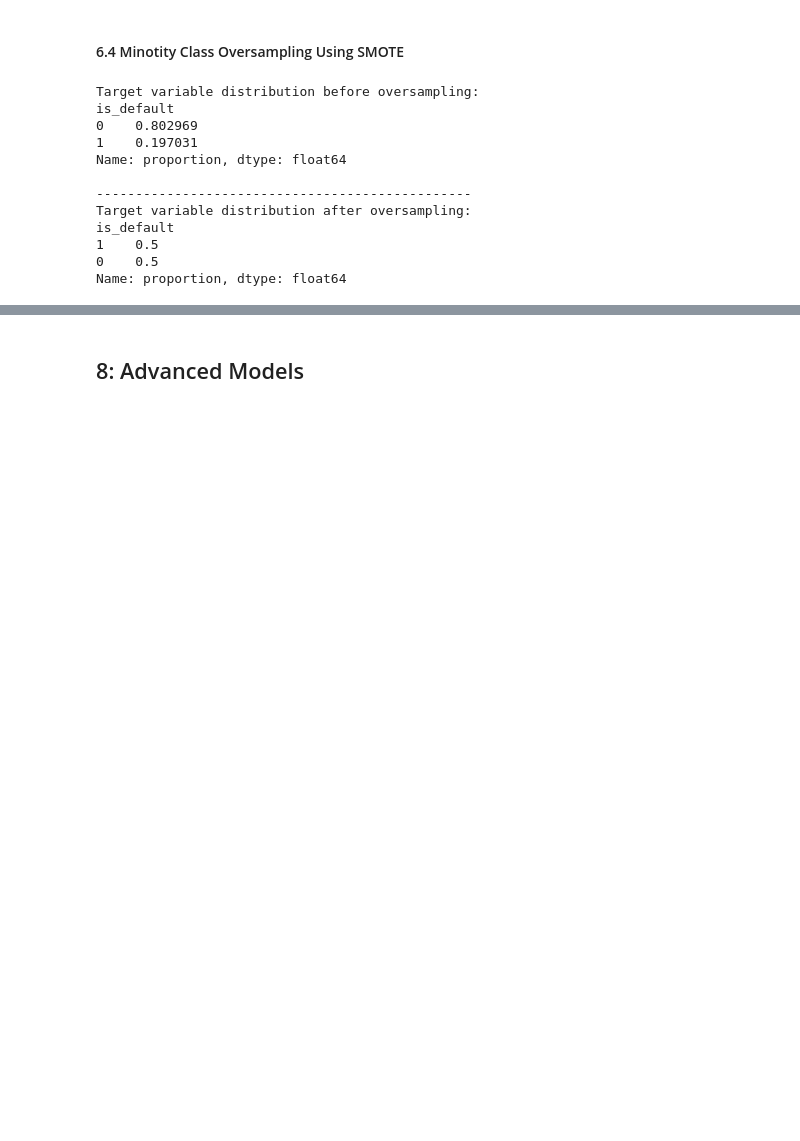
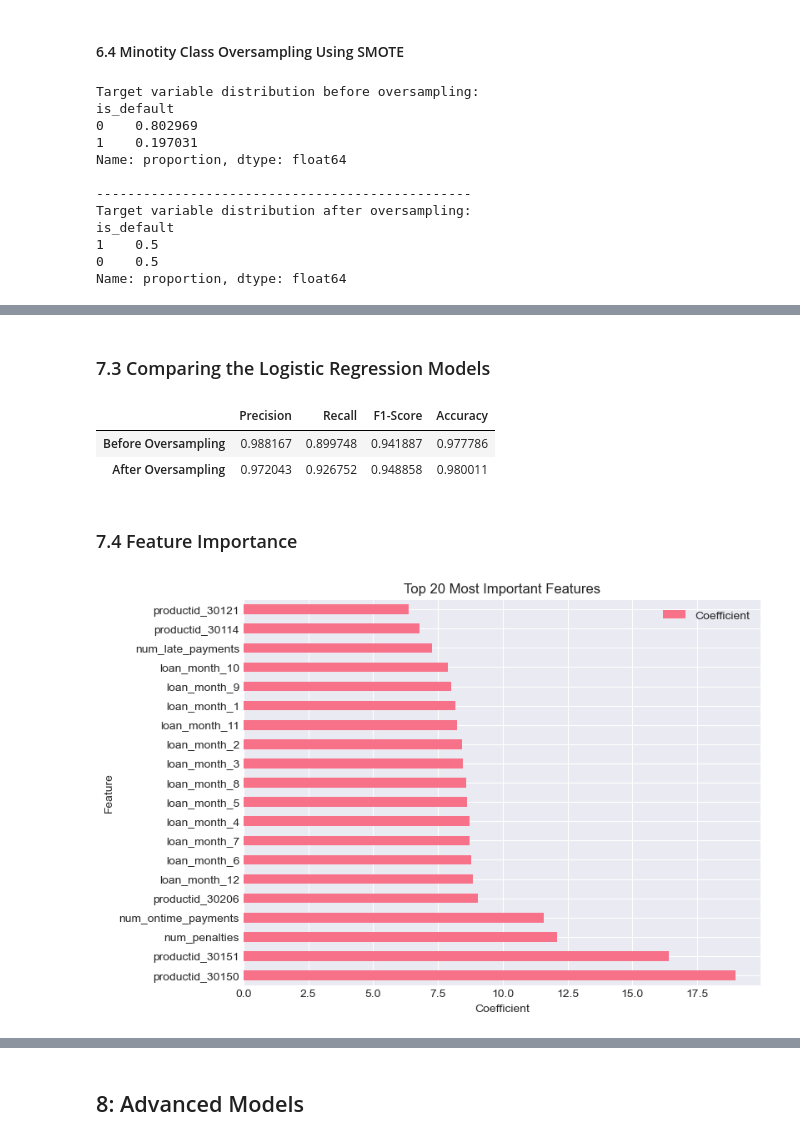
Before and after one commit to mnenedavid/Loan-Default-Risk-Detection, a Jupyter notebook: notebook.ipynb, the cells around one changed output, grey strips where cells are left out. Drawn from its saved outputs; the diff is of its cells as text; code cells hidden in the pictures; blank space fills up the shorter version.

Commit message:
Baseline Model

```diff
--- a/notebook.ipynb
+++ b/notebook.ipynb
@@ -1708,0 +1733,7 @@ Name: proportion, dtype: float64
+# %%
+lr_clf2 = LogisticRegression(random_state=15)
+
+lr_clf2.fit(X_train_final, y_train_final)
+
+bl2_train_pred = lr_clf2.predict(X_train_final)
+bl2_test_pred = lr_clf2.predict(X_test_final)
@@ -1708,0 +1753,31 @@ Name: proportion, dtype: float64
+# %% [markdown]
+### 7.3 Comparing the Logistic Regression Models
+# %%
+# Comparing the performance logistic regression models n the test data
+lr_comp = {"Precision": [precision_score(y_test, bl_test_pred), precision_score(y_test, bl2_test_pred)],
+           "Recall": [recall_score(y_test, bl_test_pred), recall_score(y_test, bl2_test_pred)],
+           "F1-Score": [f1_score(y_test, bl_test_pred), f1_score(y_test, bl2_test_pred)],
+           "Accuracy": [accuracy_score(y_test, bl_test_pred), accuracy_score(y_test, bl2_test_pred)]}
+
+pd.DataFrame(lr_comp, index=['Before Oversampling', 'After Oversampling'])
+# %% [output]
+|  | Precision | Recall | F1-Score | Accuracy |
+| Before Oversampling | 0.988167 | 0.899748 | 0.941887 | 0.977786 |
+| After Oversampling | 0.972043 | 0.926752 | 0.948858 | 0.980011 |
+# %% [markdown]
+### 7.4 Feature Importance
+# %%
+coefficients = lr_clf2.coef_[0]
+
+feature_importance = pd.DataFrame({'Feature': X_train_final.columns, 'Coefficient': coefficients})
+feature_importance['Coefficient'] = feature_importance['Coefficient'].abs()
+feature_importance = feature_importance.sort_values('Coefficient', ascending=False)
+
+fig, ax = plt.subplots(figsize=(8,6))
+
+feature_importance.head(20).plot.barh('Feature', 'Coefficient', ax=ax)
+ax.set_title('Top 20 Most Important Features')
+ax.set_xlabel('Coefficient')
+ax.set_ylabel('Feature');
+# %% [output]
+[figure, added]
```
Also changed, not shown: parts of 9 cells of this notebook.
